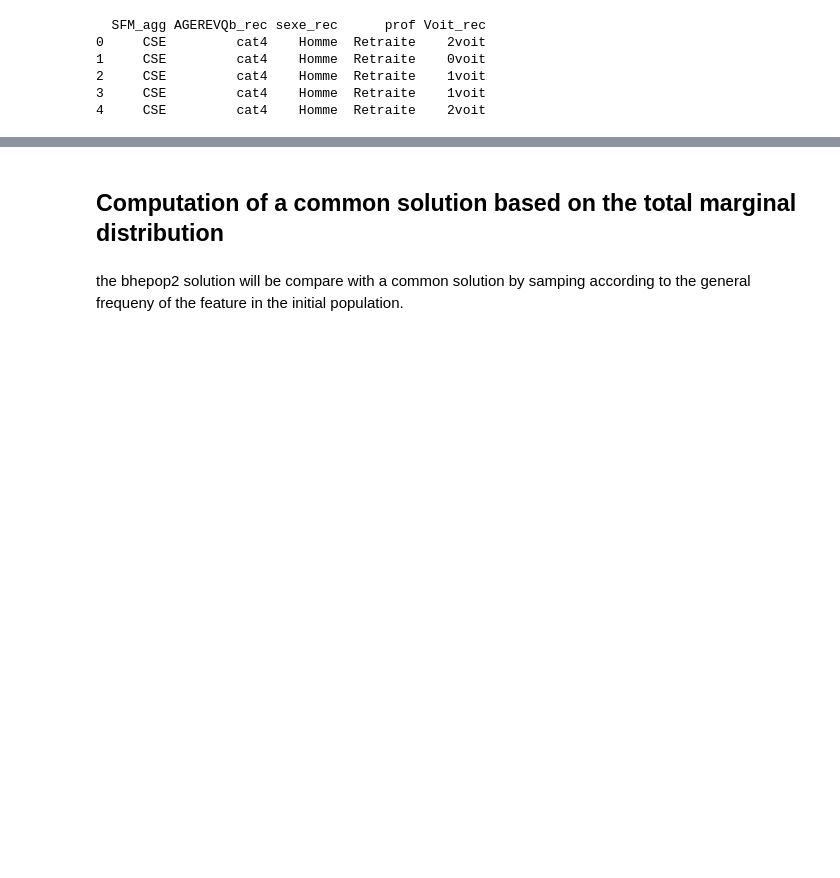
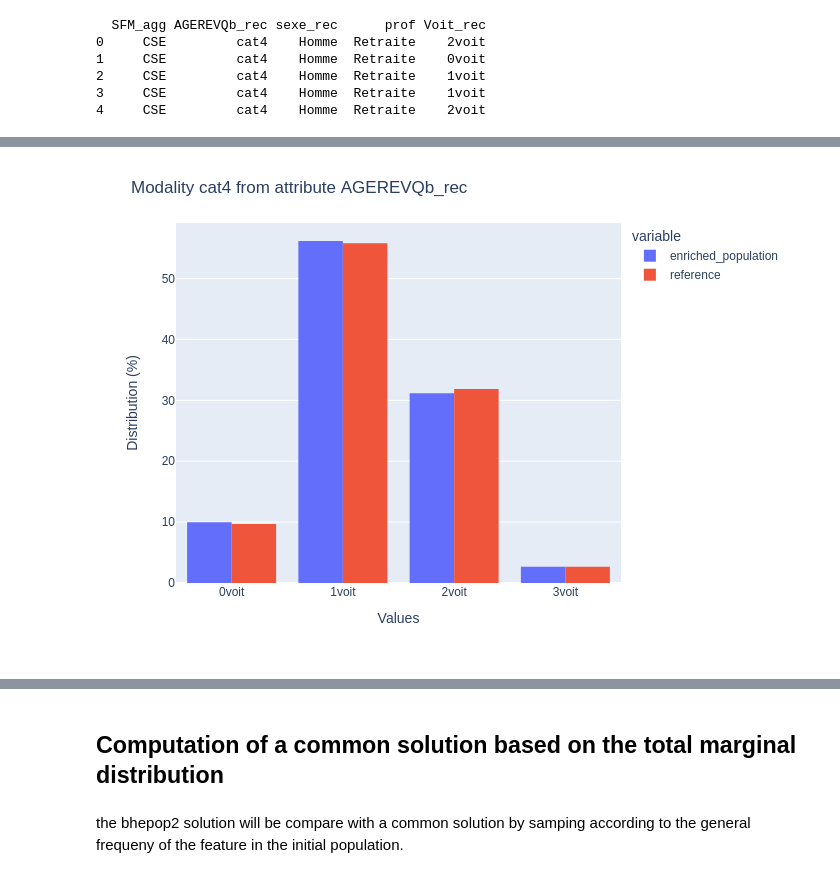
Before and after one commit to tellae/bhepop2, a Jupyter notebook: examples/demo_qualitative.ipynb, the cells around one changed output, grey strips where cells are left out. Drawn from its saved outputs; the diff is of its cells as text; code cells hidden in the pictures; blank space fills up the shorter version.

```diff
--- a/examples/demo_qualitative.ipynb
+++ b/examples/demo_qualitative.ipynb
@@ -199,0 +192,4 @@ print(bhepop2_pop.head())
+# %%
+Image(analysis.plot_analysis_compare("AGEREVQb_rec", "cat4").to_image())
+# %% [output]
+[figure, added]
```
Also changed, not shown: parts of 21 cells of this notebook.
